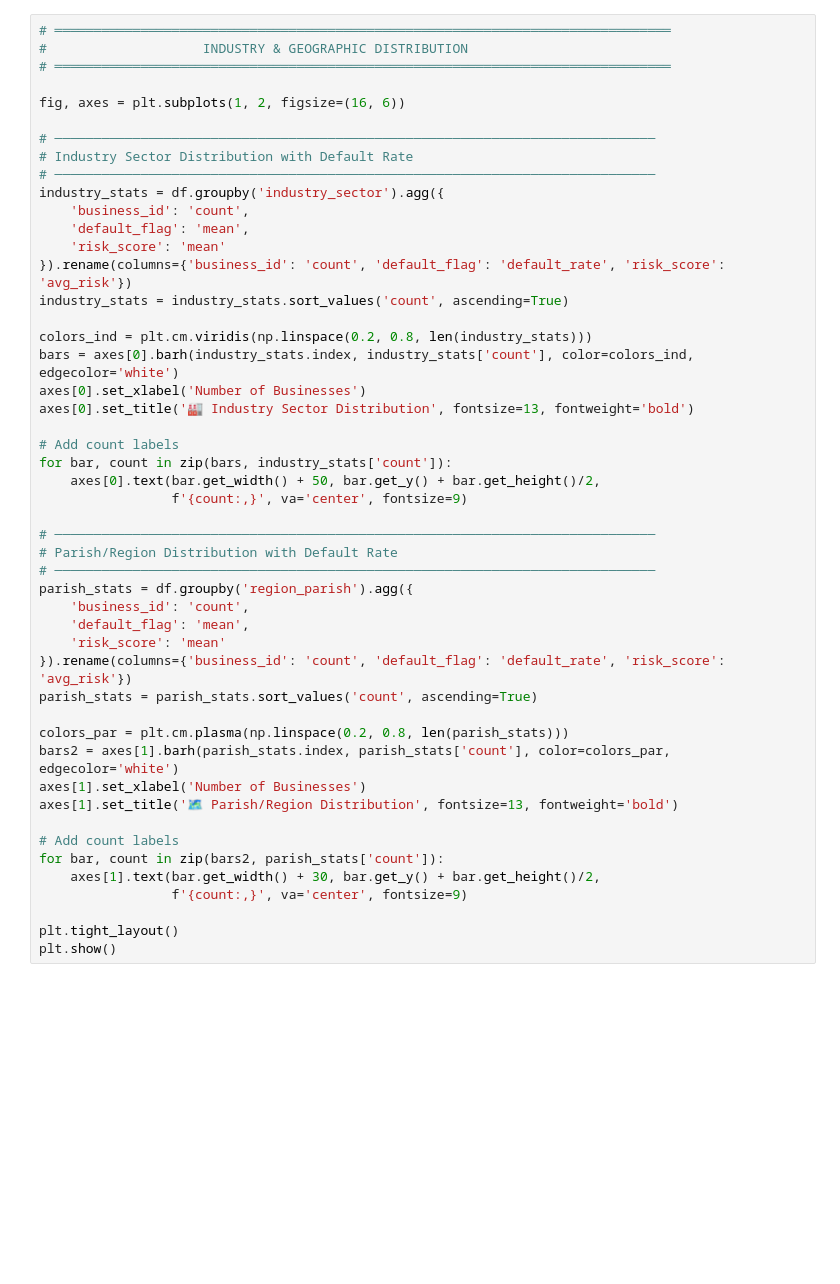
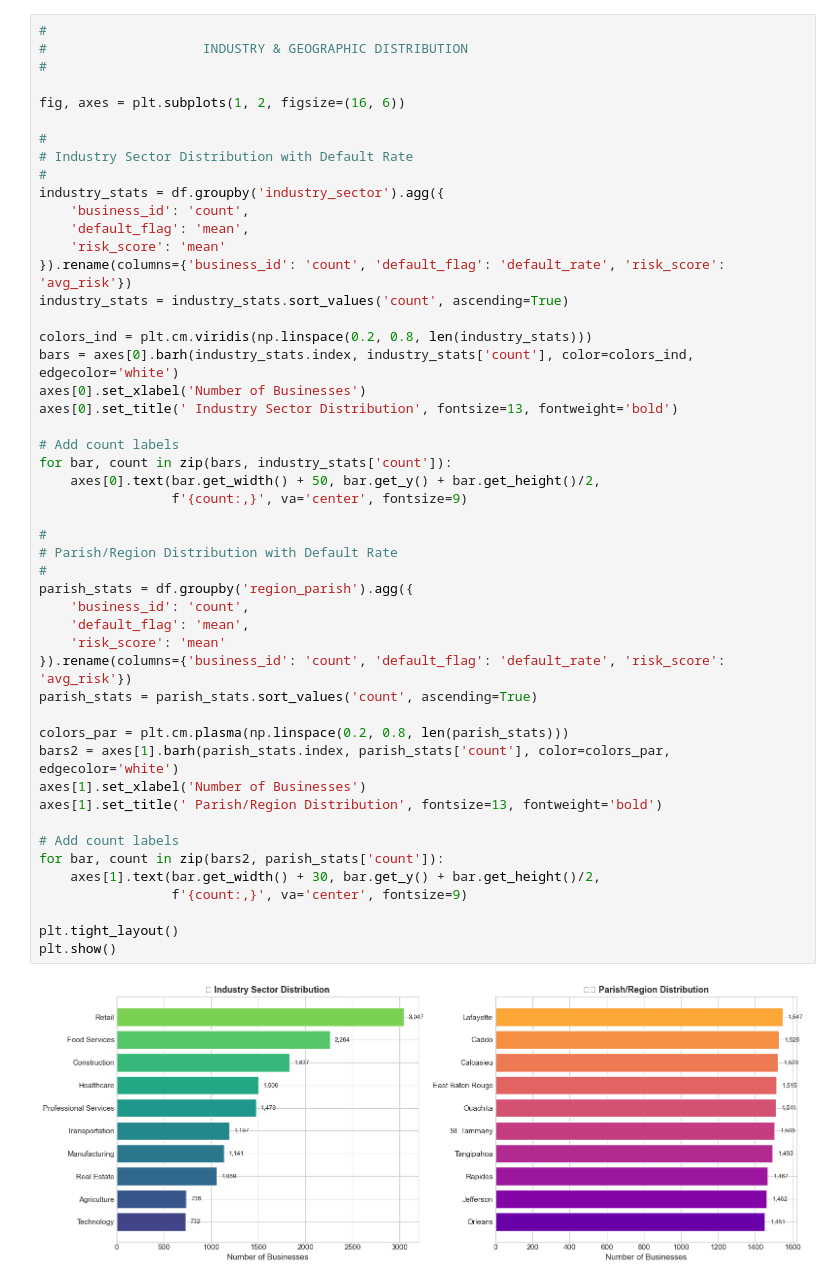
Before and after one commit to holly-agyei/mastercard-data-challenge, a Jupyter notebook: notebooks/xgboost_model_training.ipynb, the cells around one changed output. Saved outputs shown, nothing was run; the diff lists cells and outputs as text; blank space fills up the shorter version.

```diff
--- a/notebooks/xgboost_model_training.ipynb
+++ b/notebooks/xgboost_model_training.ipynb
@@ -357,13 +447,13 @@ df.drop('risk_band', axis=1, inplace=True)
 # %%
-# ═══════════════════════════════════════════════════════════════════════════════
+#
 #                    INDUSTRY & GEOGRAPHIC DISTRIBUTION
-# ═══════════════════════════════════════════════════════════════════════════════
+#
 
 fig, axes = plt.subplots(1, 2, figsize=(16, 6))
 
-# ─────────────────────────────────────────────────────────────────────────────
+#
 # Industry Sector Distribution with Default Rate
-# ─────────────────────────────────────────────────────────────────────────────
+#
 industry_stats = df.groupby('industry_sector').agg({
     'business_id': 'count',
     'default_flag': 'mean',
@@ -372,35 +462,37 @@ industry_stats = df.groupby('industry_sector').agg({
 industry_stats = industry_stats.sort_values('count', ascending=True)
 
 colors_ind = plt.cm.viridis(np.linspace(0.2, 0.8, len(industry_stats)))
 bars = axes[0].barh(industry_stats.index, industry_stats['count'], color=colors_ind, edgecolor='white')
 axes[0].set_xlabel('Number of Businesses')
-axes[0].set_title('🏭 Industry Sector Distribution', fontsize=13, fontweight='bold')
+axes[0].set_title(' Industry Sector Distribution', fontsize=13, fontweight='bold')
 
 # Add count labels
 for bar, count in zip(bars, industry_stats['count']):
     axes[0].text(bar.get_width() + 50, bar.get_y() + bar.get_height()/2,
                  f'{count:,}', va='center', fontsize=9)
 
-# ─────────────────────────────────────────────────────────────────────────────
+#
 # Parish/Region Distribution with Default Rate
-# ─────────────────────────────────────────────────────────────────────────────
+#
 parish_stats = df.groupby('region_parish').agg({
     'business_id': 'count',
     'default_flag': 'mean',
     'risk_score': 'mean'
 }).rename(columns={'business_id': 'count', 'default_flag': 'default_rate', 'risk_score': 'avg_risk'})
 parish_stats = parish_stats.sort_values('count', ascending=True)
 
 colors_par = plt.cm.plasma(np.linspace(0.2, 0.8, len(parish_stats)))
 bars2 = axes[1].barh(parish_stats.index, parish_stats['count'], color=colors_par, edgecolor='white')
 axes[1].set_xlabel('Number of Businesses')
-axes[1].set_title('🗺️ Parish/Region Distribution', fontsize=13, fontweight='bold')
+axes[1].set_title(' Parish/Region Distribution', fontsize=13, fontweight='bold')
 
 # Add count labels
 for bar, count in zip(bars2, parish_stats['count']):
     axes[1].text(bar.get_width() + 30, bar.get_y() + bar.get_height()/2,
                  f'{count:,}', va='center', fontsize=9)
 
 plt.tight_layout()
 plt.show()
+# %% [output]
+[figure, added]
 # %%
```
Also changed, not shown: parts of 51 cells of this notebook, 10 other files.
